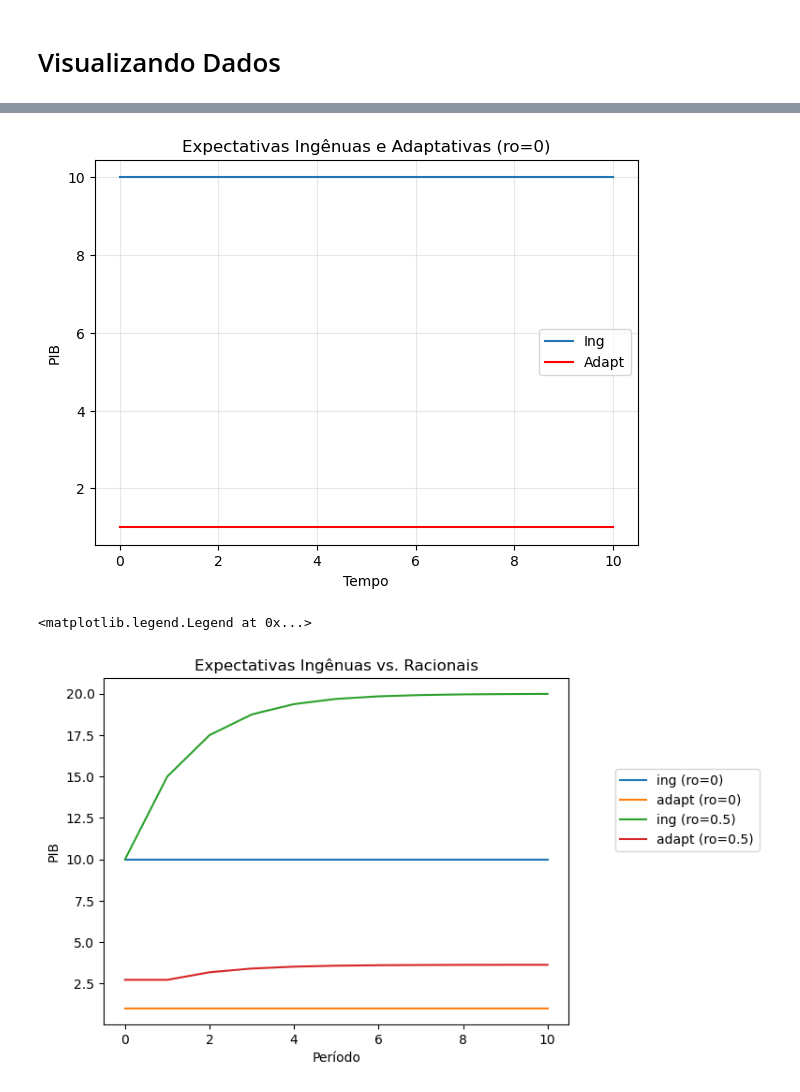
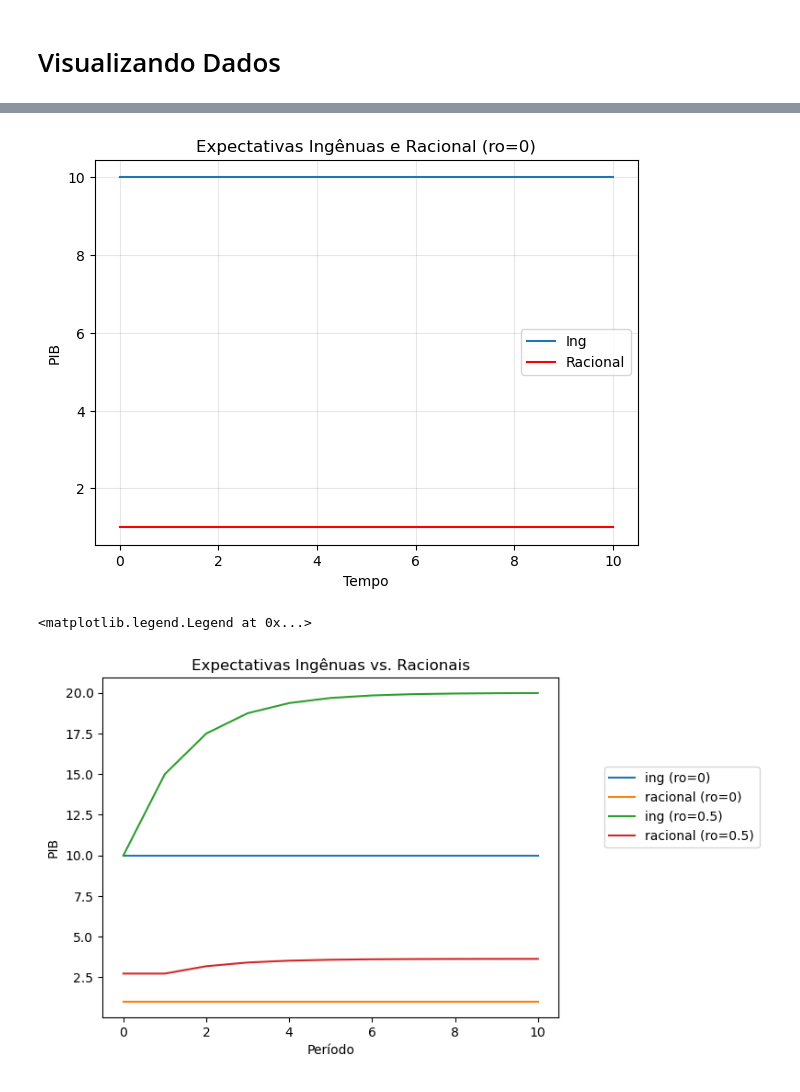
Before and after one commit to pdutra145/critica_lucas, a Jupyter notebook: critica_lucas.ipynb, the cells around one changed output, grey strips where cells are left out. Drawn from its saved outputs; the diff is of its cells as text; code cells hidden in the pictures.

Commit message:
corrigindo adaptativa para racional

```diff
--- a/critica_lucas.ipynb
+++ b/critica_lucas.ipynb
@@ -83,5 +83,5 @@ exp_ing(a=0.9, b=1, t=10, Xinicial=1, ro=0, erro=1)
 # %%
-def exp_adapt(a,b, t, Xinicial, ro, erro):
+def exp_racional(a,b, t, Xinicial, ro, erro):
     # Tabela
     tabela = pd.DataFrame(np.empty((11, 2)), columns=["Xt", "Yt"])
     tabela.index.name = 't'
@@ -178,32 +178,32 @@ fig, ax = plt.subplots(1,1, figsize=(7,5), sharey=True)
 ax.grid(visible=True, alpha=.3)
 
 ax.plot(ing.drop('Xt', axis=1))
-ax.plot(adapt.drop('Xt', axis=1), color='red')
+ax.plot(racional.drop('Xt', axis=1), color='red')
 ax.set_xlabel('Tempo')
 ax.set_ylabel('PIB')
 
-ax.set_title('Expectativas Ingênuas e Adaptativas (ro=0)')
-ax.legend(['Ing', 'Adapt'])
+ax.set_title('Expectativas Ingênuas e Racional (ro=0)')
+ax.legend(['Ing', 'Racional'])
 
 plt.show()
 # %% [output]
-[figure, old version]
+[figure, new version]
 # %%
 # Juntando Tudo
 ing_ro0 = exp_ing(a=0.9, b=1, t=10, Xinicial=1, ro=0, erro=1).drop("Xt", axis=1)
-adapt_ro0 = exp_adapt(a=0.9,b=1, t=10,ro=0,erro=1, Xinicial=1).drop("Xt", axis=1)
+racional_ro0 = exp_racional(a=0.9,b=1, t=10,ro=0,erro=1, Xinicial=1).drop("Xt", axis=1)
 ing = exp_ing(a=0.9, b=1, t=10, Xinicial=1, ro=0.5, erro=1).drop("Xt", axis=1)
-adapt = exp_adapt(a=0.9,b=1, t=10,ro=0.5,erro=1, Xinicial=1).drop("Xt", axis=1)
+racional = exp_racional(a=0.9,b=1, t=10,ro=0.5,erro=1, Xinicial=1).drop("Xt", axis=1)
 # %%
 plt.plot(ing_ro0)
-plt.plot(adapt_ro0)
+plt.plot(racional_ro0)
 plt.plot(ing)
-plt.plot(adapt)
+plt.plot(racional)
 
 plt.title("Expectativas Ingênuas vs. Racionais")
 plt.xlabel('Período')
 plt.ylabel("PIB")
-plt.legend(['ing (ro=0)', 'adapt (ro=0)', 'ing (ro=0.5)', 'adapt (ro=0.5)'], loc=(1.1, .5))
+plt.legend(['ing (ro=0)', 'racional (ro=0)', 'ing (ro=0.5)', 'racional (ro=0.5)'], loc=(1.1, .5))
 # %% [output]
 <matplotlib.legend.Legend at 0x...>
-[figure, old version]
+[figure, new version]
```
Also changed, not shown: parts of 6 cells of this notebook.
